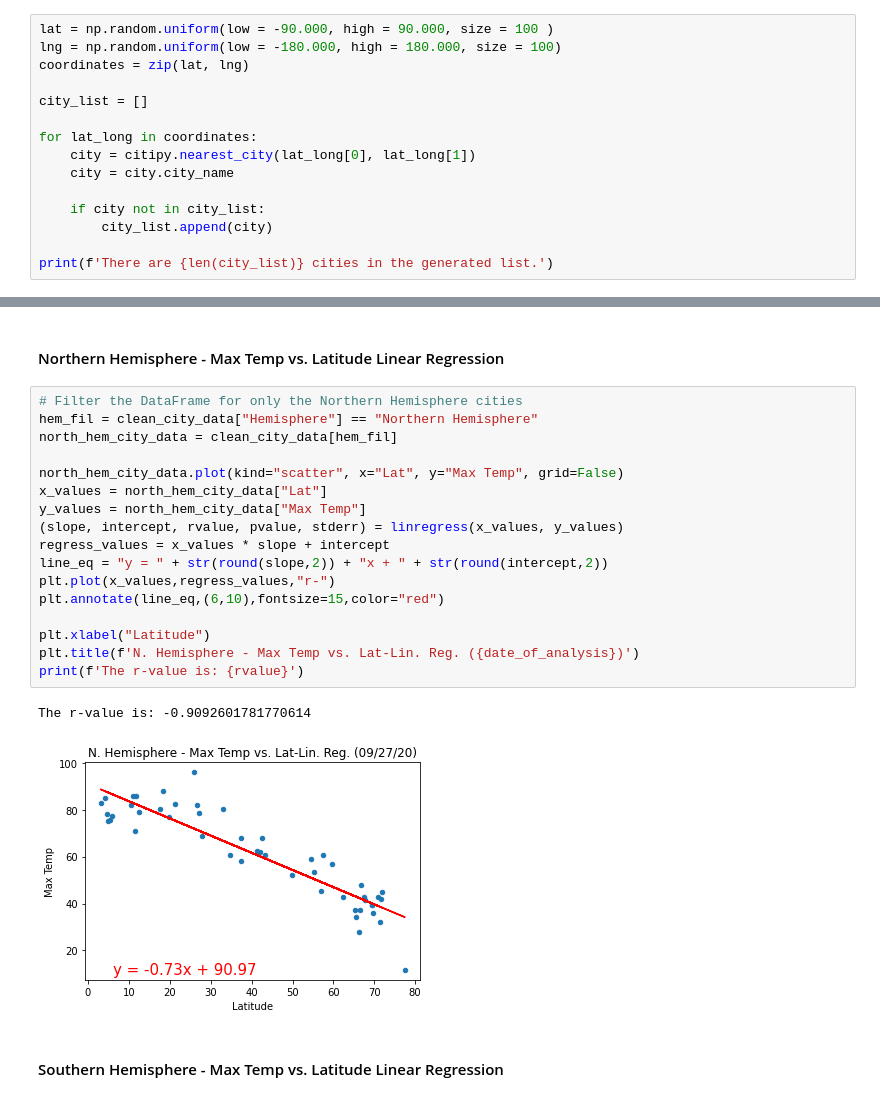
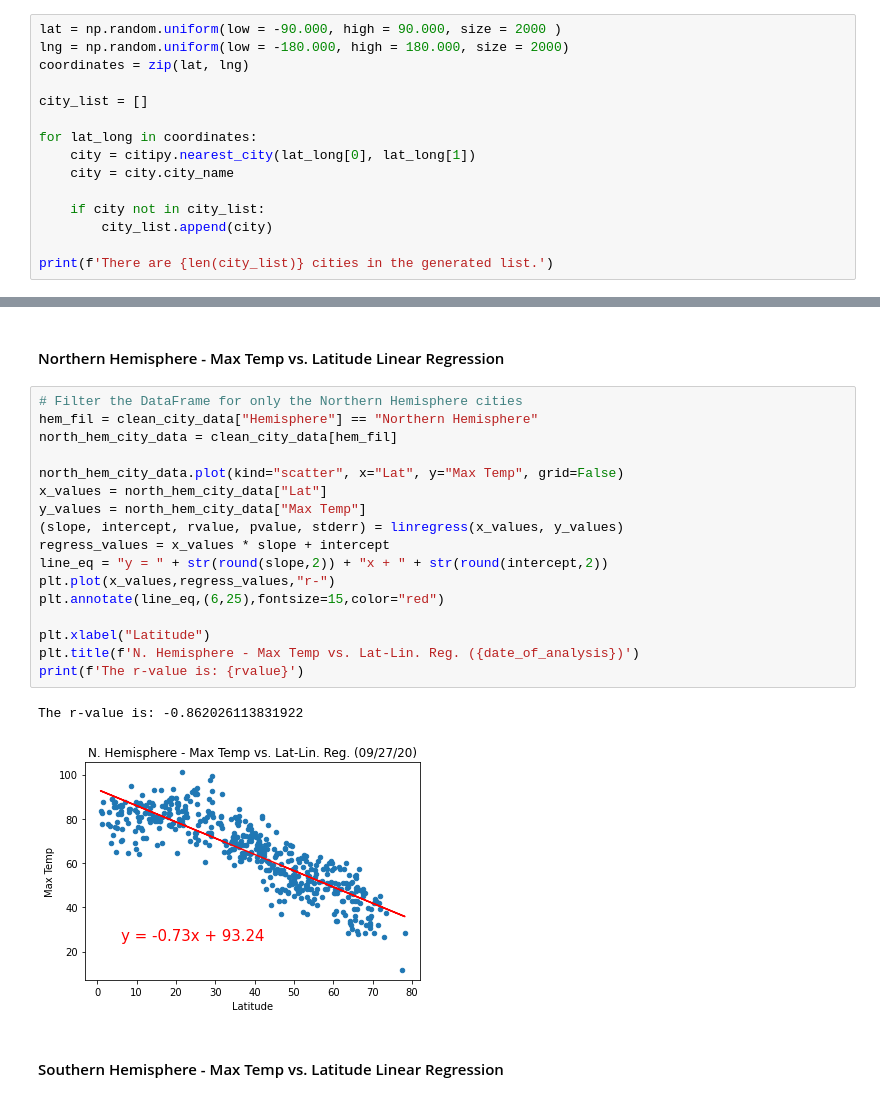
Before and after one commit to jbski/python-api-challenge, a Jupyter notebook: WeatherPy/WeatherPy.ipynb, the cells around one changed output, grey strips where cells are left out. Saved outputs shown, nothing was run; the diff lists cells and outputs as text.

Commit message:
Completed WeatherPy analysis plots

```diff
--- a/WeatherPy/WeatherPy.ipynb
+++ b/WeatherPy/WeatherPy.ipynb
@@ -14,8 +14,8 @@ from pprint import pprint
 # %% [markdown]
 ## Generate Cities List
 # %%
-lat = np.random.uniform(low = -90.000, high = 90.000, size = 100 )
-lng = np.random.uniform(low = -180.000, high = 180.000, size = 100)
+lat = np.random.uniform(low = -90.000, high = 90.000, size = 2000 )
+lng = np.random.uniform(low = -180.000, high = 180.000, size = 2000)
 coordinates = zip(lat, lng)
 
 city_list = []
@@ -214,23 +214,23 @@ Text(0.5, 0, 'Latitude')
 # %%
 # Filter the DataFrame for only the Northern Hemisphere cities
 hem_fil = clean_city_data["Hemisphere"] == "Northern Hemisphere"
 north_hem_city_data = clean_city_data[hem_fil]
 
 north_hem_city_data.plot(kind="scatter", x="Lat", y="Max Temp", grid=False)
 x_values = north_hem_city_data["Lat"]
 y_values = north_hem_city_data["Max Temp"]
 (slope, intercept, rvalue, pvalue, stderr) = linregress(x_values, y_values)
 regress_values = x_values * slope + intercept
 line_eq = "y = " + str(round(slope,2)) + "x + " + str(round(intercept,2))
 plt.plot(x_values,regress_values,"r-")
-plt.annotate(line_eq,(6,10),fontsize=15,color="red")
+plt.annotate(line_eq,(6,25),fontsize=15,color="red")
 
 plt.xlabel("Latitude")
 plt.title(f'N. Hemisphere - Max Temp vs. Lat-Lin. Reg. ({date_of_analysis})')
 print(f'The r-value is: {rvalue}')
 # %% [output]
-The r-value is: -0.9092601781770614
+The r-value is: -0.862026113831922
-[figure, old version]
+[figure, new version]
 # %% [markdown]
 ####  Southern Hemisphere - Max Temp vs. Latitude Linear Regression
 # %%
```
Also changed, not shown: parts of 22 cells of this notebook, 1 other file.
